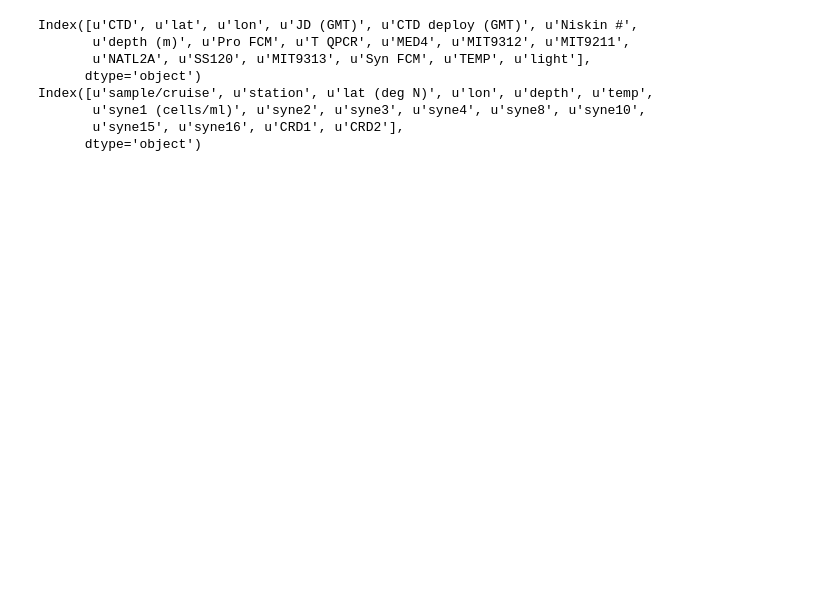
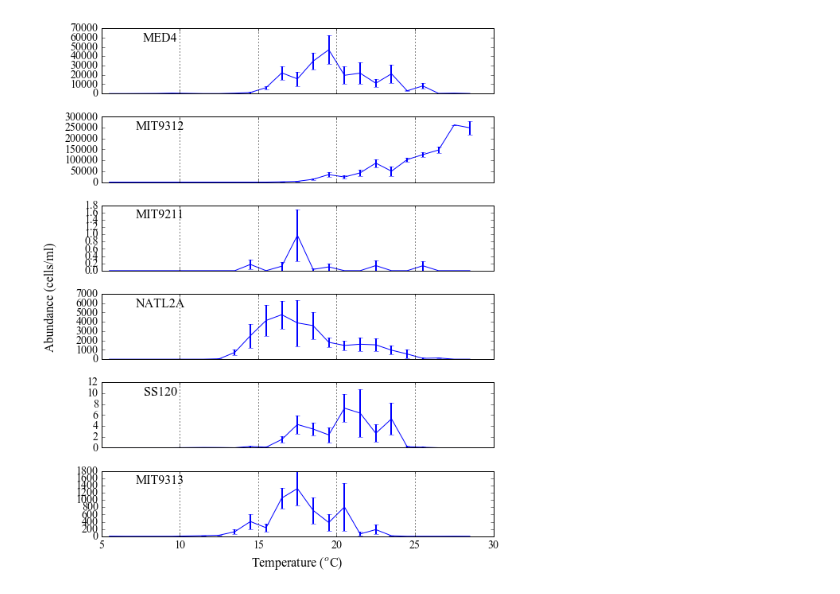
Before and after one commit to sophieclayton/physics-traits, a Jupyter notebook: realized_niches.ipynb, the cells around one changed output. Cells and saved outputs as stored; diff of their text form; code cells hidden in the pictures; blank space fills up the shorter version.

Commit message:
added function to bin abundances by temperature and plot for each ecotype

```diff
--- a/realized_niches.ipynb
+++ b/realized_niches.ipynb
@@ -28,12 +61,36 @@ syn_table = pd.read_excel(filePath)
-# %%
-print pro_table.columns
-print syn_table.columns
-# %% [output]
-Index([u'CTD', u'lat', u'lon', u'JD (GMT)', u'CTD deploy (GMT)', u'Niskin #',
-       u'depth (m)', u'Pro FCM', u'T QPCR', u'MED4', u'MIT9312', u'MIT9211',
-       u'NATL2A', u'SS120', u'MIT9313', u'Syn FCM', u'TEMP', u'light'],
-      dtype='object')
-Index([u'sample/cruise', u'station', u'lat (deg N)', u'lon', u'depth', u'temp',
-       u'syne1 (cells/ml)', u'syne2', u'syne3', u'syne4', u'syne8', u'syne10',
-       u'syne15', u'syne16', u'CRD1', u'CRD2'],
-      dtype='object')
+# %%
+pro_ecotypes = ['MED4', 'MIT9312', 'MIT9211', 'NATL2A', 'SS120', 'MIT9313']
+syn_ecotypes = ['syne1', 'syne2', 'syne3', 'syne8', 'syne10', 'syne15', 'syne16', 'CRD1', 'CRD2']
+
+# make a histogram for each ecotype against temperature
+temp_bins_pro = tempbin(pro_table, pro_ecotypes)
+temp_bins_syn = tempbin(syn_table, syn_ecotypes)
+# %%
+from matplotlib import rcParams
+rcParams.update({'figure.autolayout': True})
+rcParams.update({'font.family': 'serif'})
+rcParams.update({'font.serif': 'Times New Roman'})
+rcParams.update({'font.size': 14})
+
+fig1, axarr = plt.subplots(6, 1, sharex='col', figsize = (8, 10), dpi = 600)
+
+i = 0
+for n in pro_ecotypes:
+
+    v1 = '%s_mean' % n
+    v2 = '%s_sderr' % n
+
+    axarr[i].errorbar(temp_bins_pro['temp'],temp_bins_pro[v1], yerr=temp_bins_pro[v2], elinewidth=2, markersize=12, label = n)
+    axarr[i].text(.15,.8, n, horizontalalignment='center', transform=axarr[i].transAxes, fontsize = 16)
+    axarr[i].xaxis.grid(True,'minor', linewidth=0.5)
+    axarr[i].xaxis.grid(True,'major',linewidth=1)
+
+    i += 1
+
+plt.xlabel('Temperature ($^o$C)',fontsize=16)
+fig1.text(-0.02, 0.5, 'Abundance (cells/ml)', va='center', rotation='vertical', fontsize = 16)
+
+plt.show()
+fig1.savefig('/Users/sclayton/Google Drive/work/physics_traits/pro_vs_temp.png', bbox_inches='tight', dpi = 600)
+# %% [output]
+[figure, added]
```
Also changed, not shown: parts of 5 cells of this notebook.
